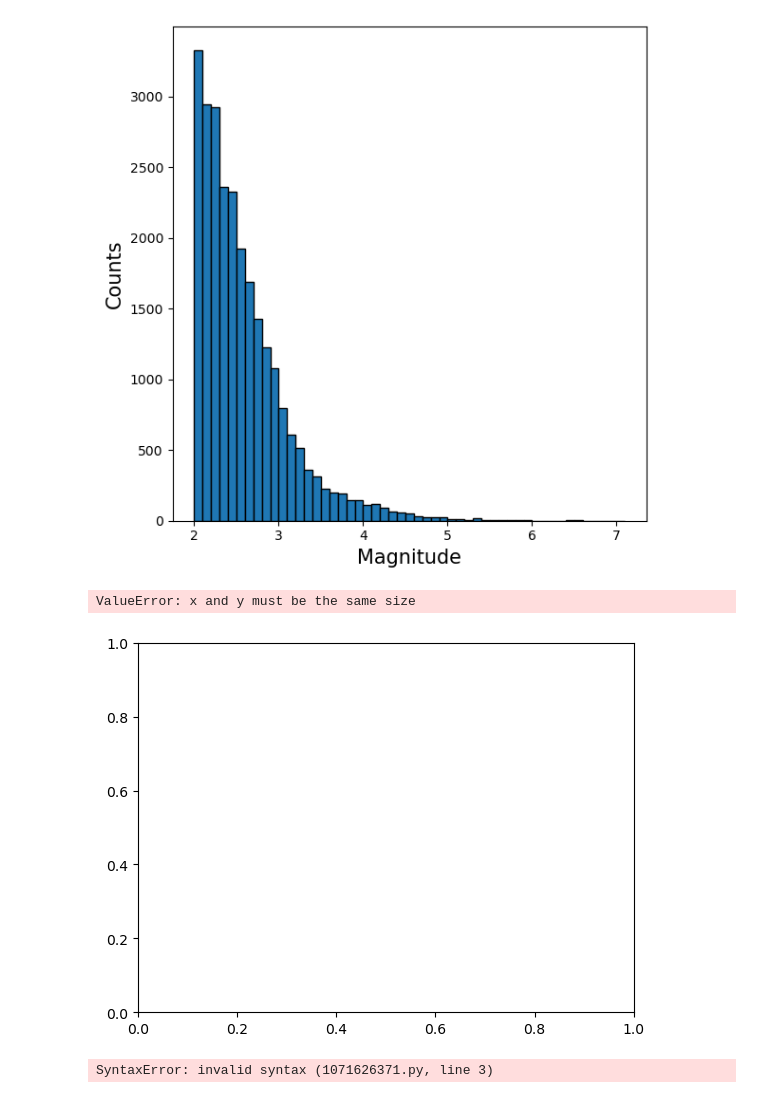
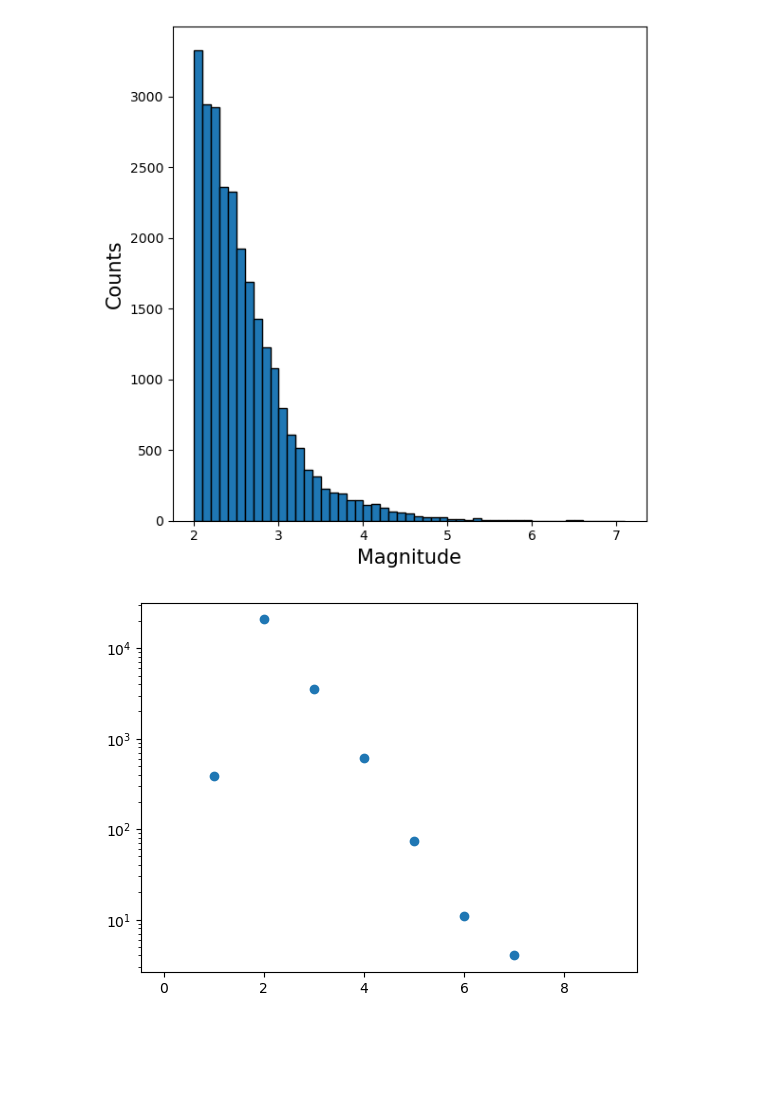
Before and after one commit to arif-geo/e_sci_data_analysis_test, a Jupyter notebook: eart_sci_data_analysis/HW_3/Linear_regression_on_earthquake_data.ipynb, the cells around one changed output. Cells and saved outputs as stored; diff of their text form; code cells hidden in the pictures; blank space fills up the shorter version.

```diff
--- a/eart_sci_data_analysis/HW_3/Linear_regression_on_earthquake_data.ipynb
+++ b/eart_sci_data_analysis/HW_3/Linear_regression_on_earthquake_data.ipynb
@@ -126,24 +126,17 @@ Now creating bins.
 # %%
 # Create bins for magnitude ranges
 mag_bins = np.arange(0,11,1)
 
 # Use pd.cut to create bins and then count the occurrences in each bin
-magnitude_counts = pd.cut(df['mag'], bins=mag_bins).value_counts().sort_index()
+mag_counts = pd.cut(df['mag'], bins=mag_bins).value_counts().sort_index()
+mag_counts_df = pd.DataFrame(mag_counts).reset_index(drop=True)
+mag_counts_df
 
 fig, ax = plt.subplots()
 
-ax.scatter(mag_bins, magnitude_counts)
+ax.scatter(np.arange(0,10,1), mag_counts_df['count'])
 ax.set_yscale('log')
 
 plt.show()
 # %% [output]
-ValueError: x and y must be the same size
-[figure, old version]
+[figure, new version]
-# %%
-""" calculate b-value using linear regression """
-
-X =
-Y =
-slope, intercept, r_value, p_value, std_err = stats.linregress(X, Y)
-# %% [output]
-SyntaxError: invalid syntax (1071626371.py, line 3)
```
Also changed, not shown: parts of 1 cell of this notebook.
